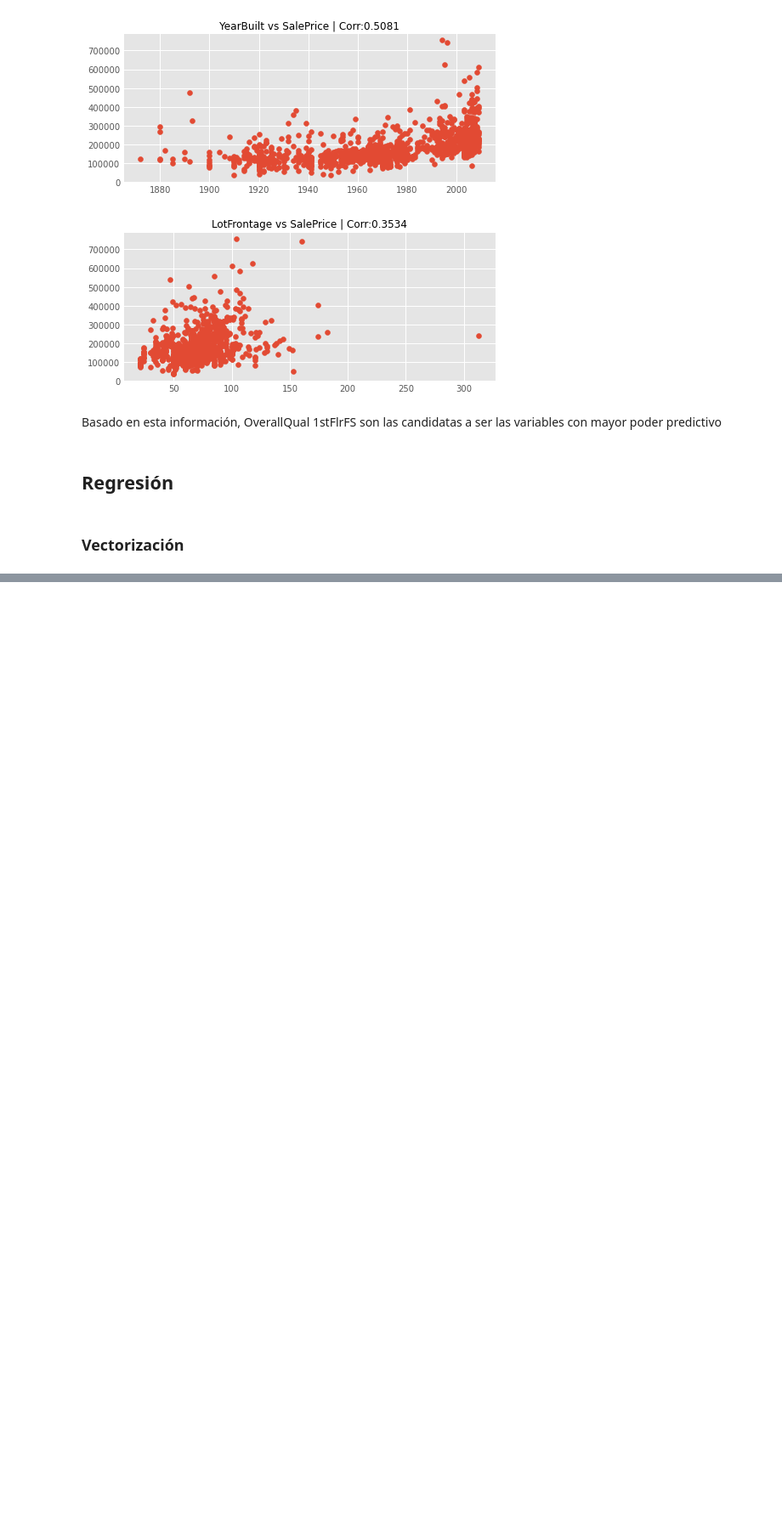
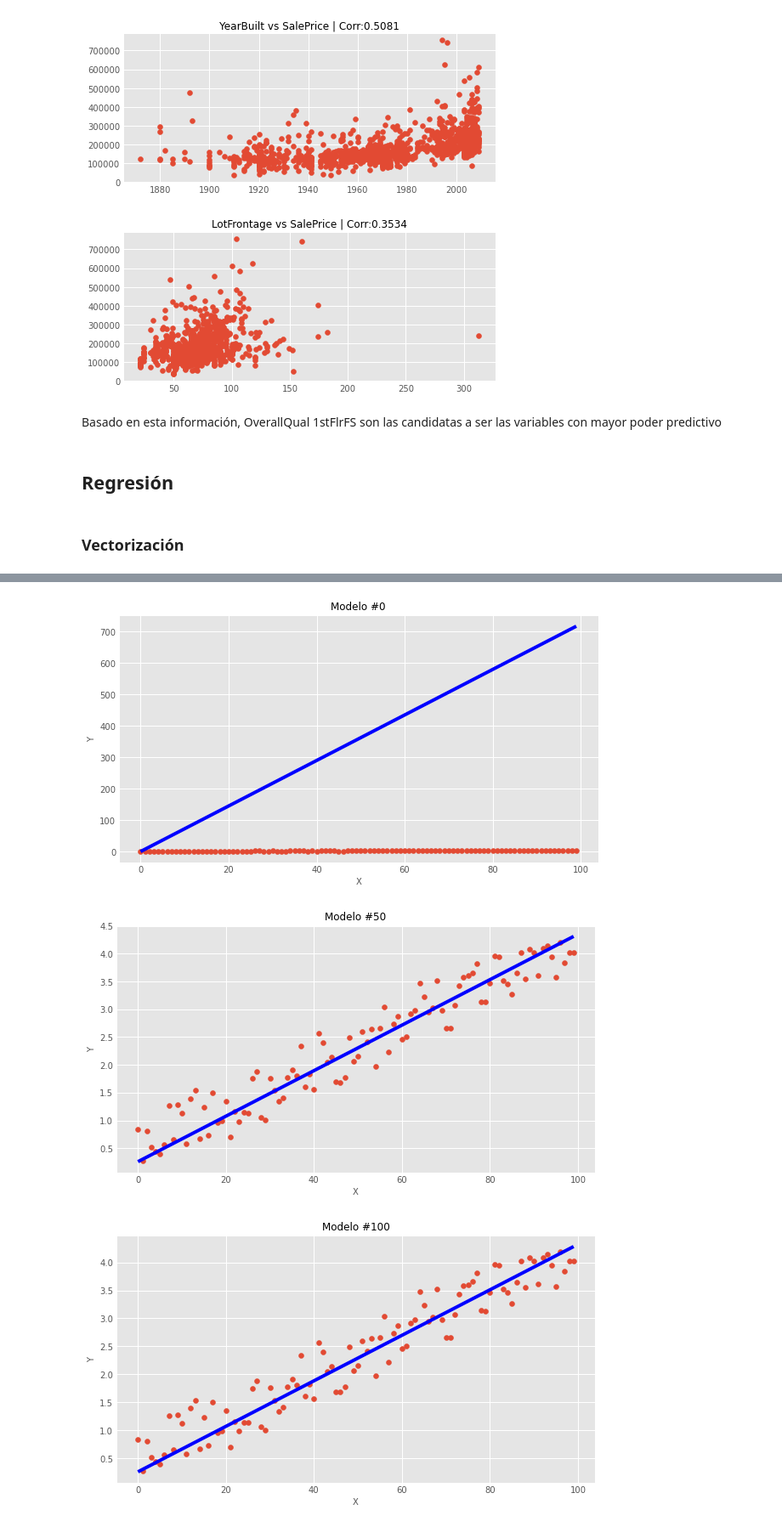
Before and after one commit to ramonescobar/final_project, a Jupyter notebook: Proyecto Final.ipynb, the cells around one changed output, grey strips where cells are left out. Shown at 85% size. Drawn from its saved outputs; the diff is of its cells as text; code cells hidden in the pictures; blank space fills up the shorter version.

```diff
--- a/Proyecto Final.ipynb
+++ b/Proyecto Final.ipynb
@@ -177,0 +186,22 @@ error_plot(errors)
+# %%
+def model_plot(model,n):
+    for k in model.keys():
+        if k%n == 0:
+            plt.figure(figsize = (9,5))
+            plt.plot(model[k][1], color ='b')
+            plt.scatter(np.arange(len(model[k][1])),model[k][2])
+            plt.title("Modelo #"+str(k), fontsize = 12)
+            plt.xlabel("X", fontsize = 10)
+            plt.ylabel("Y", fontsize = 10)
+            plt.xticks(fontsize = 10)
+            plt.yticks(fontsize = 10)
+            plt.show()
+
+            #print(k)
+            #print(model[k][1])
+# %%
+model_plot(modelo, 50)
+# %% [output]
+[figure, added]
+[figure, added]
+[figure, added]
```
Also changed, not shown: parts of 9 cells of this notebook.
